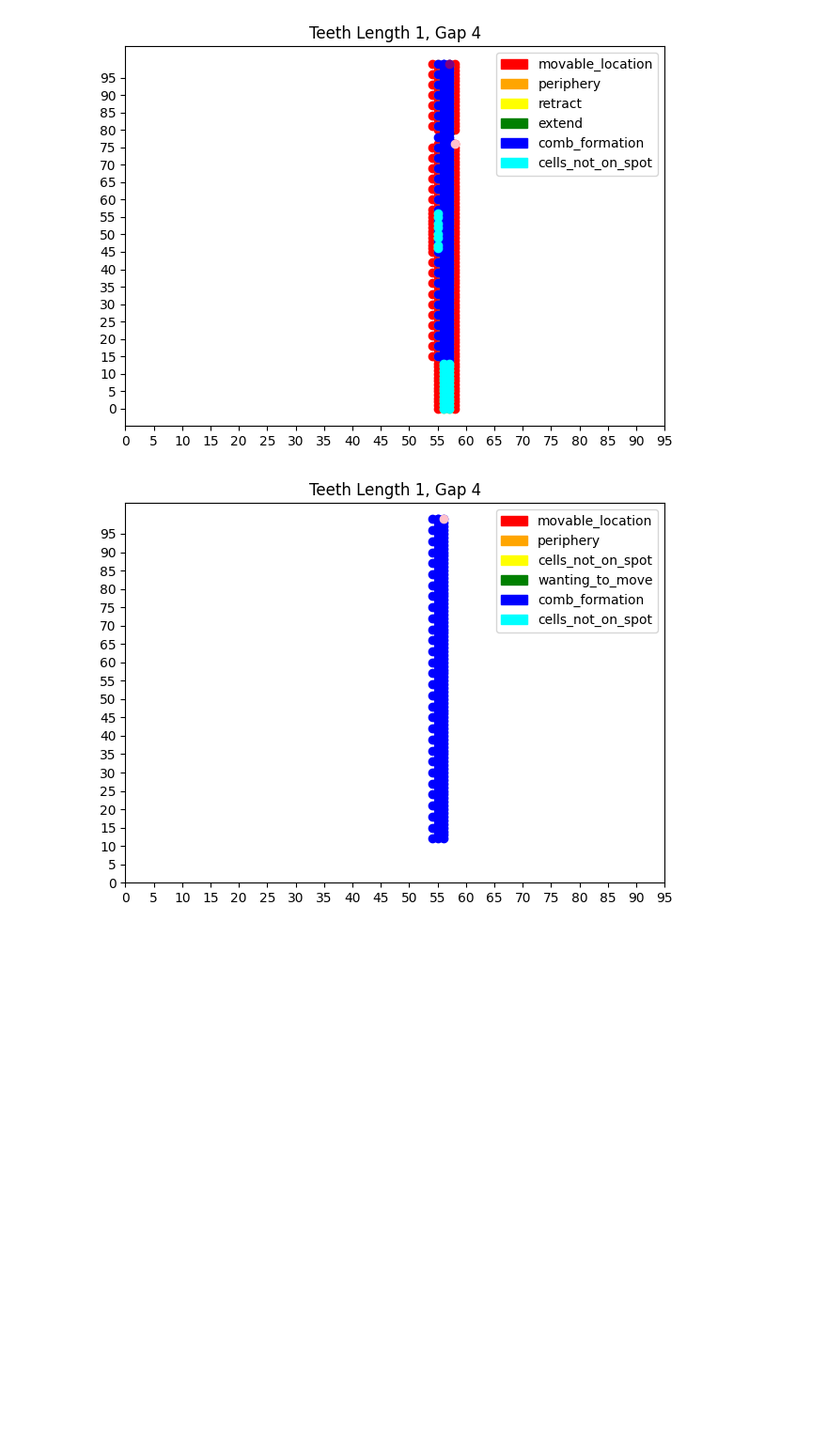
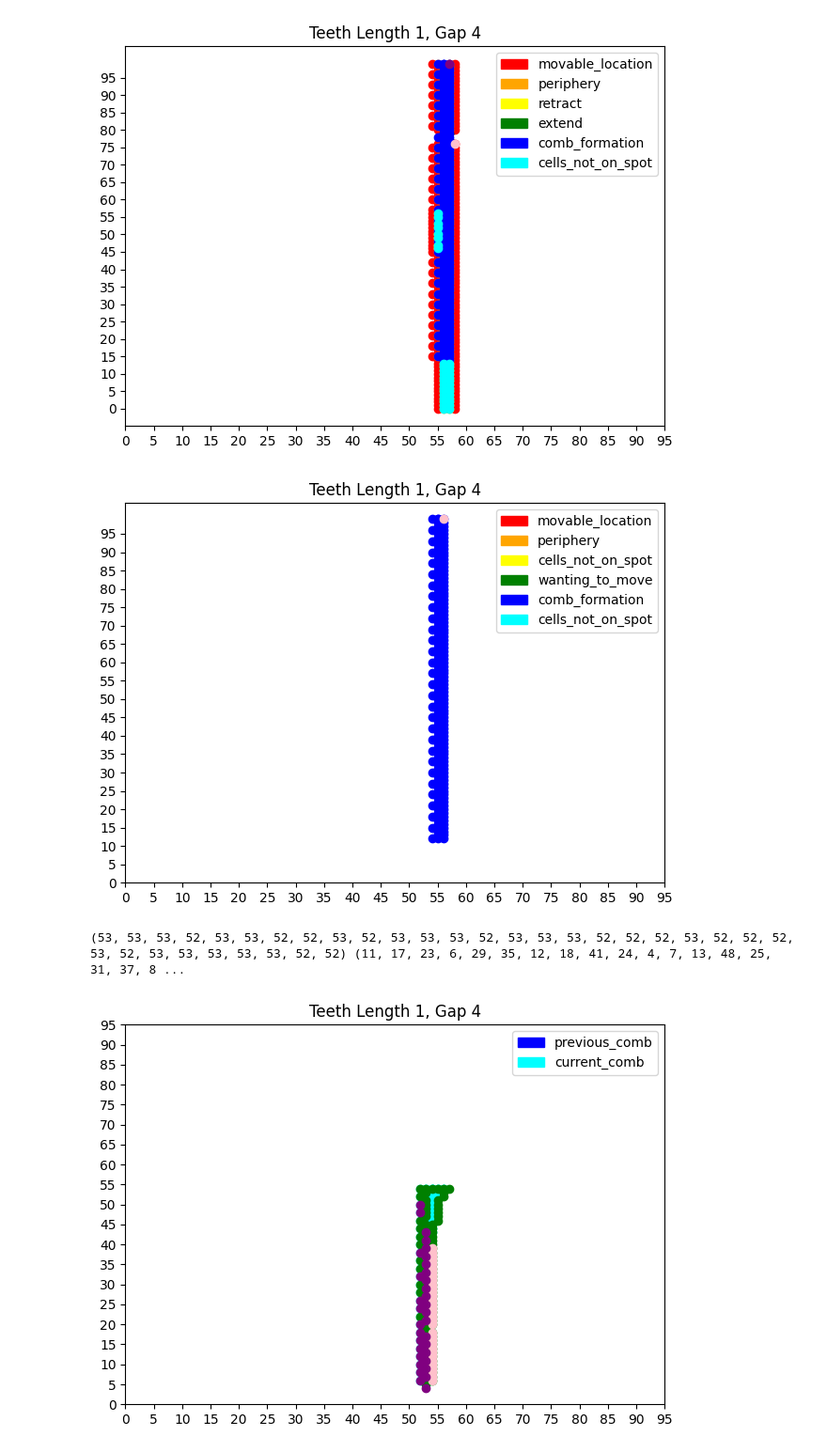
Before and after one commit to apapangelapeng/Group-1-Amoeba, a Jupyter notebook: misc(dont merge to main)/code.ipynb, the cells around one changed output. Shown at 94% size. Drawn from its saved outputs; the diff is of its cells as text; code cells hidden in the pictures; blank space fills up the shorter version.

```diff
--- a/misc(dont merge to main)/code.ipynb
+++ b/misc(dont merge to main)/code.ipynb
@@ -436,3 +437,45 @@ plt.tight_layout()
 fig.savefig(f'graphs/{name}.png')
 # %% [output]
 [figure]
+# %%
+previous_comb=[(54, 7), (54, 10), (54, 16), (53, 14), (53, 20), (54, 13), (54, 19), (54, 25), (54, 22), (54, 28), (53, 26), (53, 32), (54, 31), (54, 37), (54, 34), (54, 40), (53, 38), (53, 44), (54, 43), (54, 49), (54, 46), (54, 52), (53, 50), (54, 9), (54, 6), (54, 12), (54, 18), (53, 16), (53, 10), (54, 15), (54, 21), (54, 24), (54, 30), (53, 28), (53, 34), (54, 27), (54, 33), (53, 22), (54, 36), (54, 42), (53, 40), (53, 46), (54, 39), (54, 45), (54, 48), (54, 54), (53, 52), (54, 51), (53, 6), (54, 5), (54, 11), (54, 8), (54, 14), (53, 12), (53, 18), (54, 17), (54, 23), (54, 20), (54, 26), (53, 24), (53, 30), (54, 29), (54, 35), (54, 32), (54, 38), (54, 44), (53, 42), (53, 36), (54, 41), (54, 47), (54, 50), (53, 48), (53, 54), (54, 53), (53, 8), (55, 54), (54, 52), (55, 47), (55, 53), (55, 50), (55, 46), (54, 48), (54, 54), (55, 43), (55, 49), (54, 44), (55, 52), (55, 48), (54, 50), (55, 45), (55, 51), (55, 54), (55, 44), (54, 46), (56, 54), (56, 54), (55, 54), (56, 52), (56, 53), (57, 54), (57, 54)]
+
+current_comb= [(52, 40), (52, 46), (53, 11), (53, 5), (53, 14), (53, 20), (52, 52), (53, 17), (53, 23), (53, 26), (53, 32), (52, 6), (53, 29), (53, 35), (53, 38), (53, 44), (52, 18), (52, 12), (53, 41), (53, 47), (53, 53), (53, 50), (52, 30), (52, 24), (52, 36), (52, 42), (53, 7), (53, 13), (53, 10), (53, 16), (52, 48), (52, 54), (53, 19), (53, 25), (53, 22), (53, 28), (53, 34), (53, 31), (53, 37), (52, 8), (53, 40), (53, 46), (52, 20), (52, 14), (53, 43), (53, 49), (53, 52), (52, 32), (52, 26), (53, 6), (52, 38), (52, 44), (52, 28), (53, 9), (53, 12), (53, 18), (52, 50), (53, 15), (53, 21), (53, 27), (53, 24), (53, 30), (53, 33), (53, 39), (53, 36), (53, 42), (52, 16), (52, 10), (53, 45), (53, 51), (53, 48), (53, 54), (52, 22), (53, 8), (52, 34), (54, 54), (54, 52), (53, 50), (53, 46), (54, 45), (54, 48), (54, 54), (53, 52), (54, 44), (54, 51), (54, 47), (54, 50), (53, 48), (53, 54), (54, 53), (53, 44), (54, 43), (54, 49), (54, 46), (55, 54), (55, 52), (55, 53), (54, 54), (55, 54), (56, 54), (56, 54)]
+invalid_move = [(54, 39), (52, 16)]
+periphery =  [(52, 40), (53, 5), (54, 7), (54, 16), (53, 14), (54, 13), (54, 25), (54, 22), (53, 32), (54, 31), (54, 40), (53, 38), (53, 47), (56, 52), (55, 50), (52, 42), (54, 9), (54, 6), (54, 18), (53, 16), (54, 15), (54, 24), (53, 22), (53, 34), (54, 33), (54, 42), (53, 40), (54, 39), (53, 49), (55, 46), (56, 54), (52, 44), (54, 11), (54, 8), (53, 18), (54, 17), (54, 26), (53, 24), (54, 35), (54, 32), (54, 44), (53, 42), (54, 41), (53, 51), (55, 48), (53, 48), (52, 28), (55, 54), (56, 53), (52, 34), (52, 46), (54, 10), (53, 20), (52, 52), (54, 28), (53, 26), (54, 37), (57, 54), (54, 34), (53, 44), (54, 43), (53, 53), (53, 50), (52, 30), (55, 47), (52, 36), (54, 12), (53, 10), (54, 21), (52, 54), (53, 19), (54, 30), (53, 28), (54, 27), (54, 36), (54, 45), (54, 54), (55, 49), (53, 6), (54, 14), (53, 12), (54, 23), (54, 20), (53, 30), (54, 29), (54, 38), (53, 36), (53, 45), (52, 22), (53, 54), (55, 51), (53, 8)]
+fig, ax = plt.subplots()
+#x, y = np.meshgrid(list(range(10)), list(range(10)))
+
+
+"""x, y = zip(*previous_comb)
+ax.scatter(x,y,color = "blue")"""
+x, y = zip(*current_comb)
+ax.scatter(x,y,color = "cyan")
+
+
+x, y = zip(*periphery)
+ax.scatter(x,y,color = "green")
+
+invalid_move_from= [(54, 6), (54, 7), (54, 8), (54, 9), (54, 10), (54, 11), (54, 12), (54, 13), (54, 14), (54, 15), (54, 16), (54, 17), (54, 18), (54, 20), (54, 21), (54, 22), (54, 23), (54, 24), (54, 25), (54, 26), (54, 27), (54, 28), (54, 29), (54, 30), (54, 31), (54, 32), (54, 33), (54, 34), (54, 35), (54, 36), (54, 37), (54, 38), (54, 39)]
+x, y = zip(*invalid_move_from)
+ax.scatter(x,y,color = "pink")
+invalid_move_to= [(53, 11), (53, 17), (53, 23), (52, 6), (53, 29), (53, 35), (52, 12), (52, 18), (53, 41), (52, 24), (53, 4), (53, 7), (53, 13), (52, 48), (53, 25), (53, 31), (53, 37), (52, 8), (52, 14), (52, 20), (53, 43), (52, 26), (52, 32), (52, 38), (53, 9), (52, 50), (53, 15), (53, 21), (53, 27), (53, 33), (53, 39), (52, 10), (52, 16)]
+x, y = zip(*invalid_move_to)
+ax.scatter(x,y,color = "purple")
+print(x,y)
+
+
+
+color_list = ["blue","cyan"]
+lables = ["previous_comb","current_comb"]
+colorlist = zip(lables,color_list)
+handles = [mpatches.Patch(color=colour, label=label) for label, colour in colorlist]
+ax.set_xticks(np.arange(0, 100, 5))
+ax.set_yticks(np.arange(0, 100, 5))
+name = "Teeth Length 1, Gap 4"
+ax.set_title(name)
+a = plt.legend(handles, lables, ncol=1, bbox_to_anchor=(1, 1))
+plt.tight_layout()
+# %% [output]
+(53, 53, 53, 52, 53, 53, 52, 52, 53, 52, 53, 53, 53, 52, 53, 53, 53, 52, 52, 52, 53, 52, 52, 52, 53, 52, 53, 53, 53, 53, 53, 52, 52) (11, 17, 23, 6, 29, 35, 12, 18, 41, 24, 4, 7, 13, 48, 25, 31, 37, 8 ...
+[figure, added]
```
Also changed, not shown: parts of 4 cells of this notebook, 3 other files.
